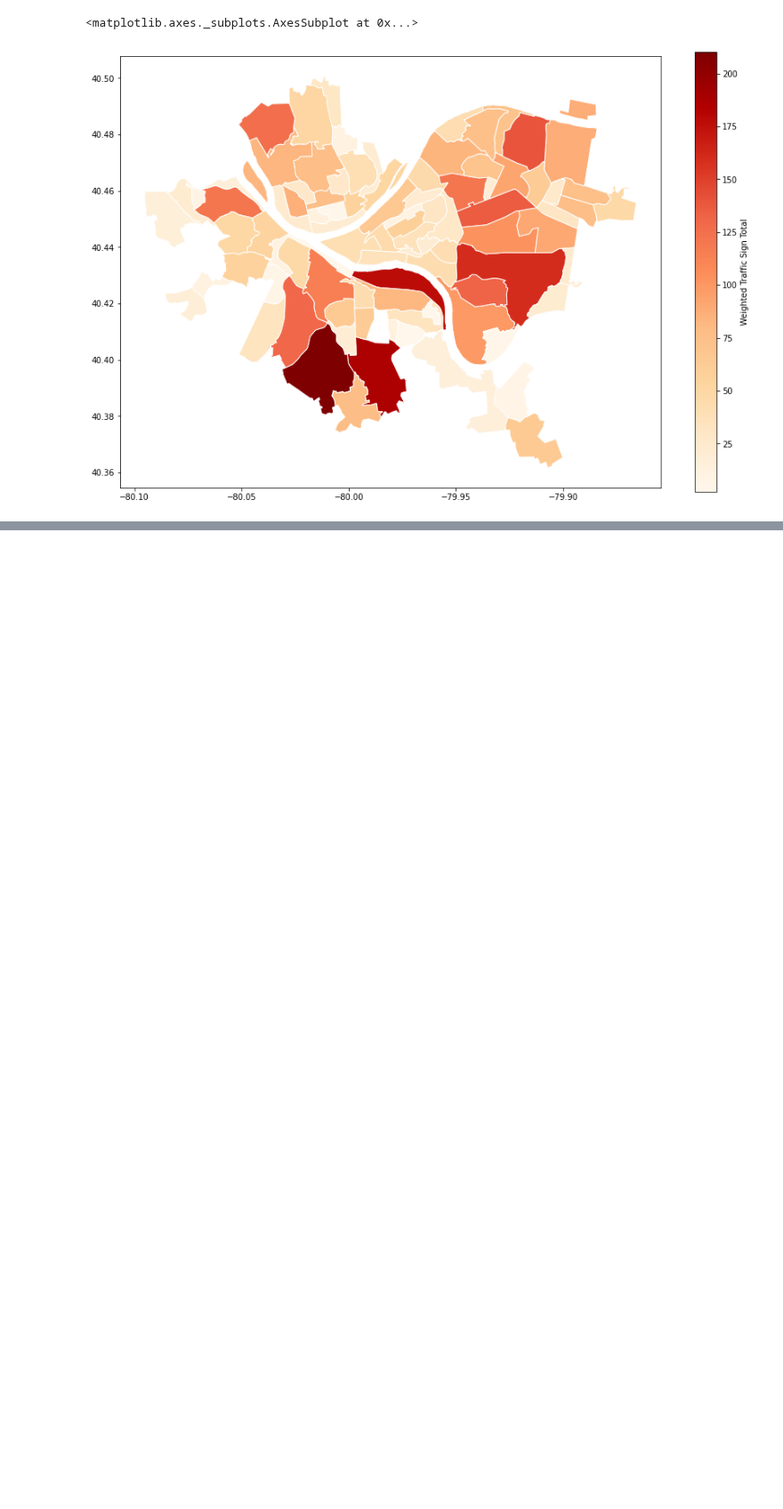
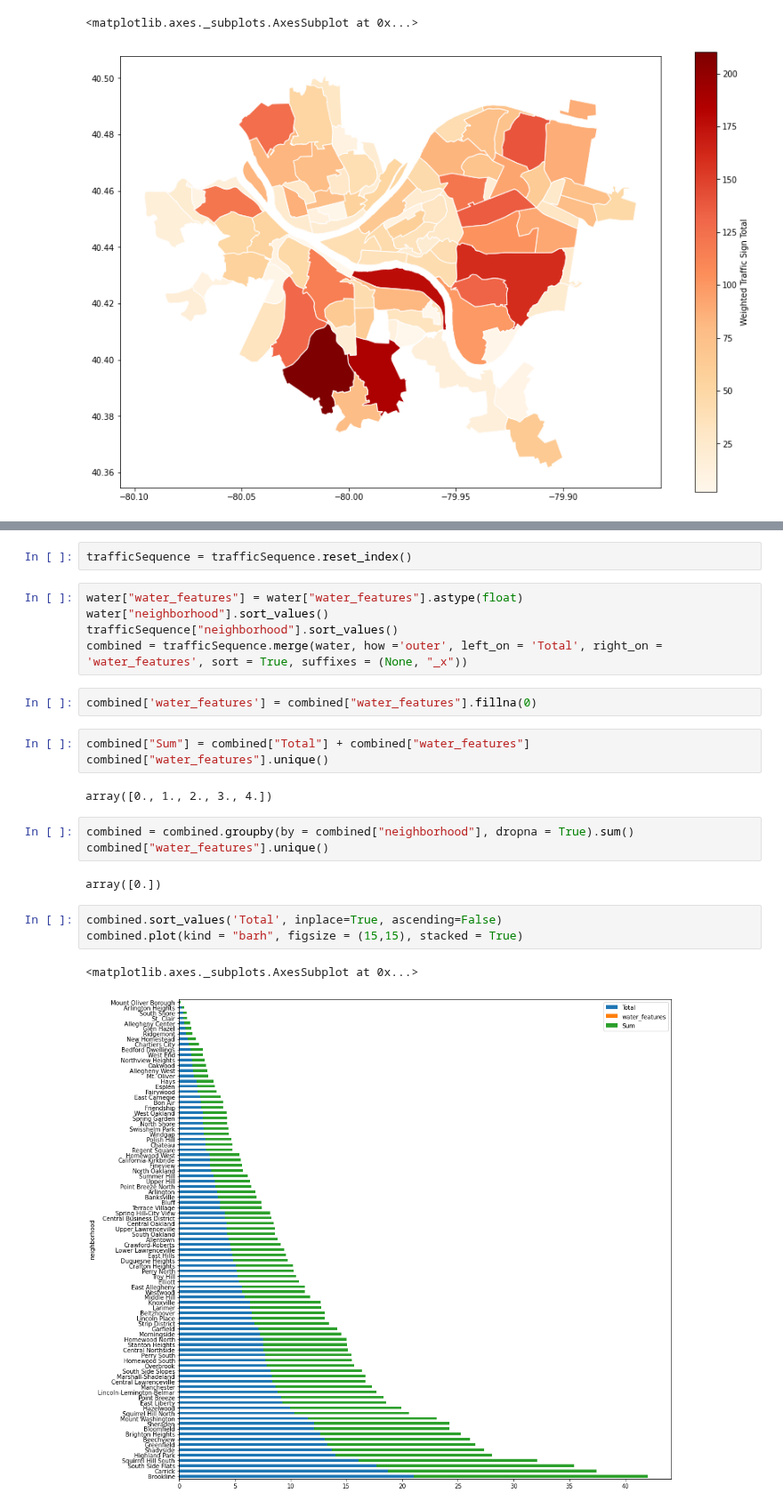
Before and after one commit to pjp401/CMPINF0010-Final-Project, a Jupyter notebook: FinalProject.ipynb, the cells around one changed output, grey strips where cells are left out. Shown at 89% size. Saved outputs shown, nothing was run; the diff lists cells and outputs as text; blank space fills up the shorter version.

```diff
--- a/FinalProject.ipynb
+++ b/FinalProject.ipynb
@@ -288,0 +300,25 @@ sign_map.plot(column='Total', # set the data to be used for coloring
+# %%
+trafficSequence = trafficSequence.reset_index()
+# %%
+water["water_features"] = water["water_features"].astype(float)
+water["neighborhood"].sort_values()
+trafficSequence["neighborhood"].sort_values()
+combined = trafficSequence.merge(water, how ='outer', left_on = 'Total', right_on = 'water_features', sort = True, suffixes = (None, "_x"))
+# %%
+combined['water_features'] = combined["water_features"].fillna(0)
+# %%
+combined["Sum"] = combined["Total"] + combined["water_features"]
+combined["water_features"].unique()
+# %% [output]
+array([0., 1., 2., 3., 4.])
+# %%
+combined = combined.groupby(by = combined["neighborhood"], dropna = True).sum()
+combined["water_features"].unique()
+# %% [output]
+array([0.])
+# %%
+combined.sort_values('Total', inplace=True, ascending=False)
+combined.plot(kind = "barh", figsize = (15,15), stacked = True)
+# %% [output]
+<matplotlib.axes._subplots.AxesSubplot at 0x...>
+[figure, added]
```
Also changed, not shown: parts of 16 cells of this notebook.
